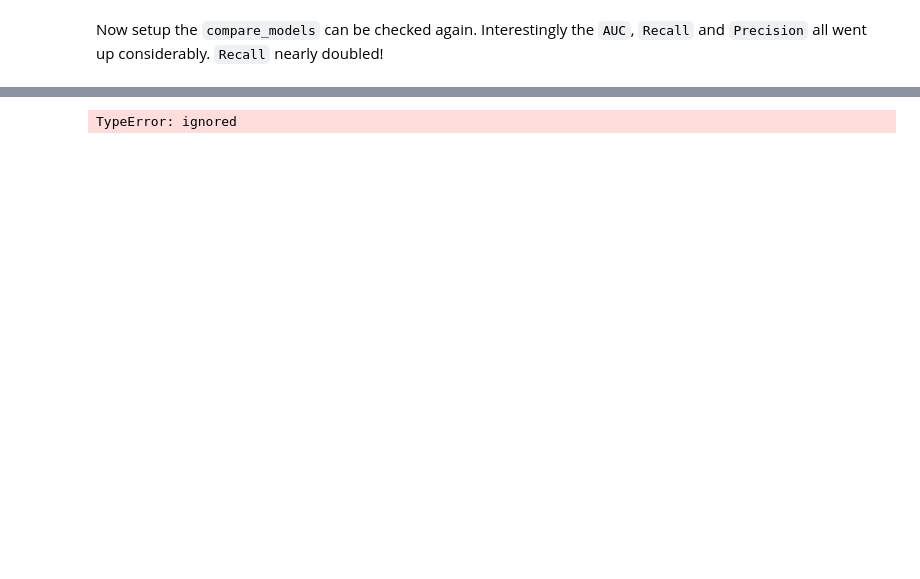
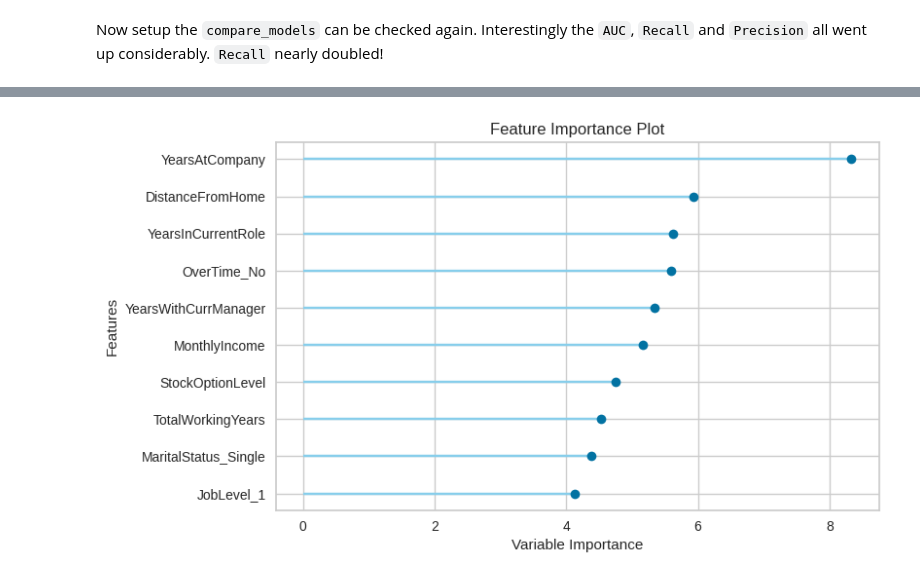
Before and after one commit to Oufattole/HR-Attrition, a Jupyter notebook: Predicting_employee_attrition.ipynb, the cells around one changed output, grey strips where cells are left out. Cells and saved outputs as stored; diff of their text form; code cells hidden in the pictures; blank space fills up the shorter version.

Commit message:
Model interpretation.

```diff
--- a/Predicting_employee_attrition.ipynb
+++ b/Predicting_employee_attrition.ipynb
@@ -575,0 +523,2 @@ Transformation Pipeline and Model Successfully Loaded
+# %%
+cb = create_model("catboost") # Catboost model
@@ -576,4 +544,4 @@ Transformation Pipeline and Model Successfully Loaded
 # %%
-plot_model(stacked, plot = "feature")
+plot_model(cb, "feature")
 # %% [output]
-TypeError: ignored
+[figure, added]
```
Also changed, not shown: parts of 14 cells of this notebook.
